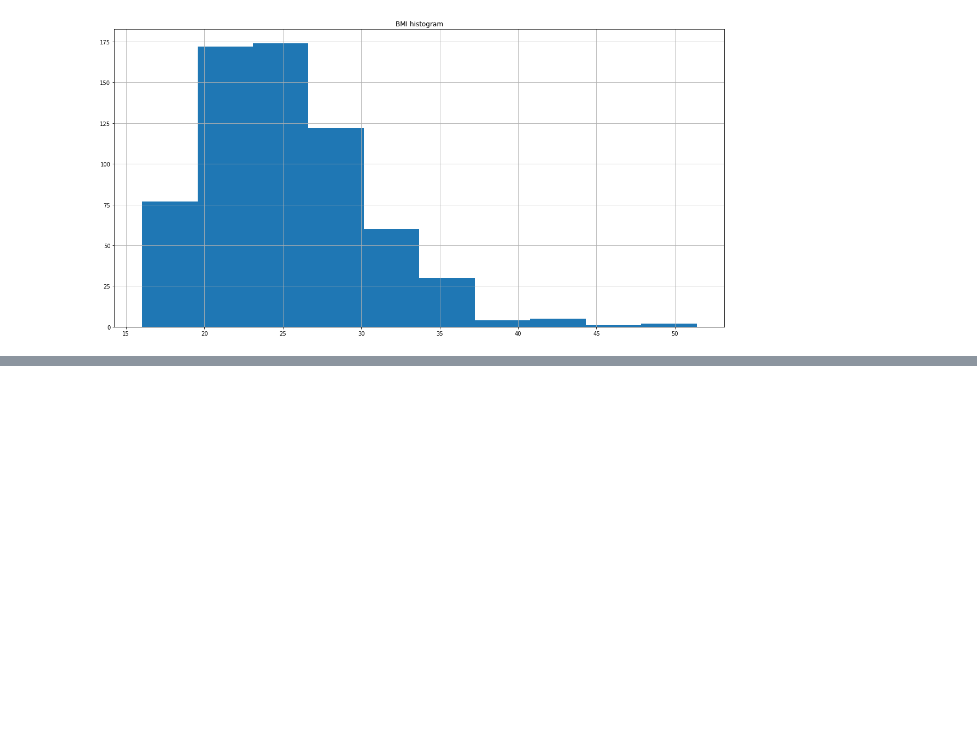
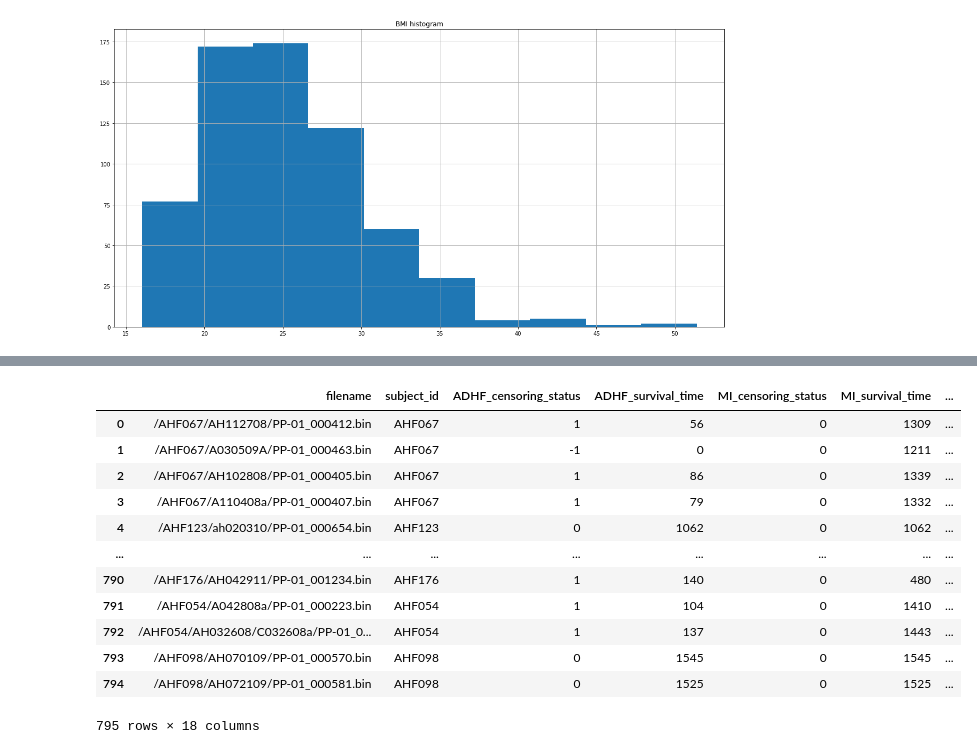
Before and after one commit to writerwriter/ekg, a Jupyter notebook: notebooks/data_visualization.ipynb, the cells around one changed output, grey strips where cells are left out. Cells and saved outputs as stored; diff of their text form; code cells hidden in the pictures; blank space fills up the shorter version.

```diff
--- a/notebooks/data_visualization.ipynb
+++ b/notebooks/data_visualization.ipynb
@@ -182,0 +218,39 @@ plt.show()
+# %%
+def find_datestring(s):
+    search = re.search('[0-9]+', str(s))
+    if search: return search.group(0)
+    return ''
+
+BMI_df['date_string'] = BMI_df['File name'].apply(find_datestring)
+BMI_df['code'] = BMI_df['code'].str.strip()
+
+def get_info(row):
+    filename = row.filename.split('/')[-1]
+    match = BMI_df[BMI_df['EcgFilename'].str.lower() == filename.lower()]
+
+    if match.shape[0] == 0: # match date
+        date_string = find_datestring(row.filename.split('/')[2])
+        match = BMI_df[ (BMI_df['date_string'] == date_string) & (BMI_df['code'] == row.subject_id)]
+
+        if match.shape[0] == 0:
+            return np.nan, np.nan, np.nan, np.nan, np.nan
+
+    BMI_row = match.iloc[0]
+    return pd.Series(BMI_row[['Age', 'height ', 'weight', 'SBPb', 'DBPb']])
+
+df[['age', 'height', 'weight', 'sbp', 'dbp']] = df.apply(get_info, axis=1)
+df
+# %% [output]
+|  | filename | subject_id | ADHF_censoring_status | ADHF_survival_time | MI_censoring_status | MI_survival_time | ... |
+| 0 | /AHF067/AH112708/PP-01_000412.bin | AHF067 | 1 | 56 | 0 | 1309 | ... |
+| 1 | /AHF067/A030509A/PP-01_000463.bin | AHF067 | -1 | 0 | 0 | 1211 | ... |
+| 2 | /AHF067/AH102808/PP-01_000405.bin | AHF067 | 1 | 86 | 0 | 1339 | ... |
+| 3 | /AHF067/A110408a/PP-01_000407.bin | AHF067 | 1 | 79 | 0 | 1332 | ... |
+| 4 | /AHF123/ah020310/PP-01_000654.bin | AHF123 | 0 | 1062 | 0 | 1062 | ... |
+| ... | ... | ... | ... | ... | ... | ... | ... |
+| 790 | /AHF176/AH042911/PP-01_001234.bin | AHF176 | 1 | 140 | 0 | 480 | ... |
+| 791 | /AHF054/A042808a/PP-01_000223.bin | AHF054 | 1 | 104 | 0 | 1410 | ... |
+| 792 | /AHF054/AH032608/C032608a/PP-01_0... | AHF054 | 1 | 137 | 0 | 1443 | ... |
+| 793 | /AHF098/AH070109/PP-01_000570.bin | AHF098 | 0 | 1545 | 0 | 1545 | ... |
+| 794 | /AHF098/AH072109/PP-01_000581.bin | AHF098 | 0 | 1525 | 0 | 1525 | ... |
+795 rows × 18 columns
```
Also changed, not shown: parts of 6 cells of this notebook, 2 other files.
